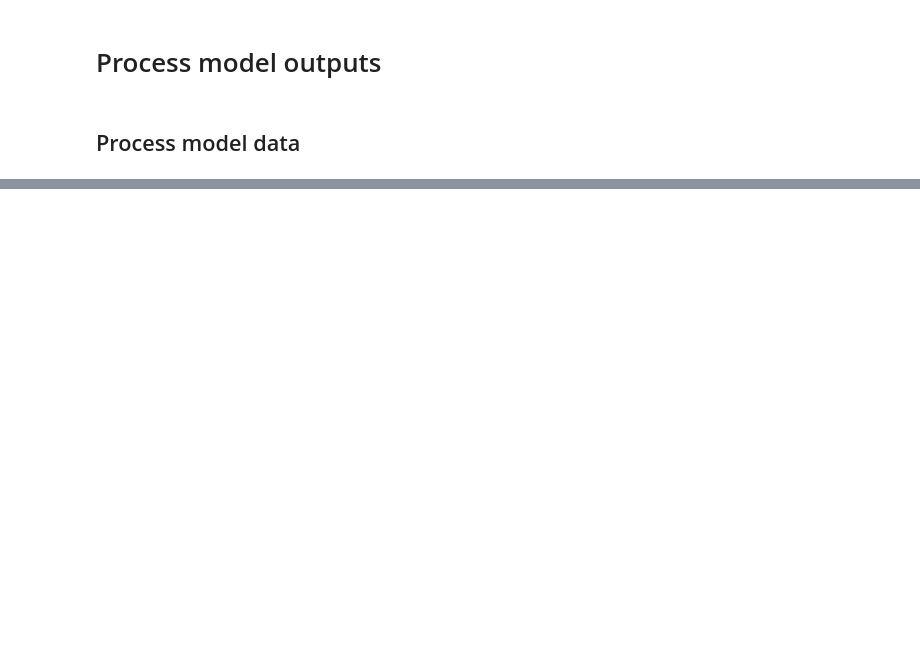
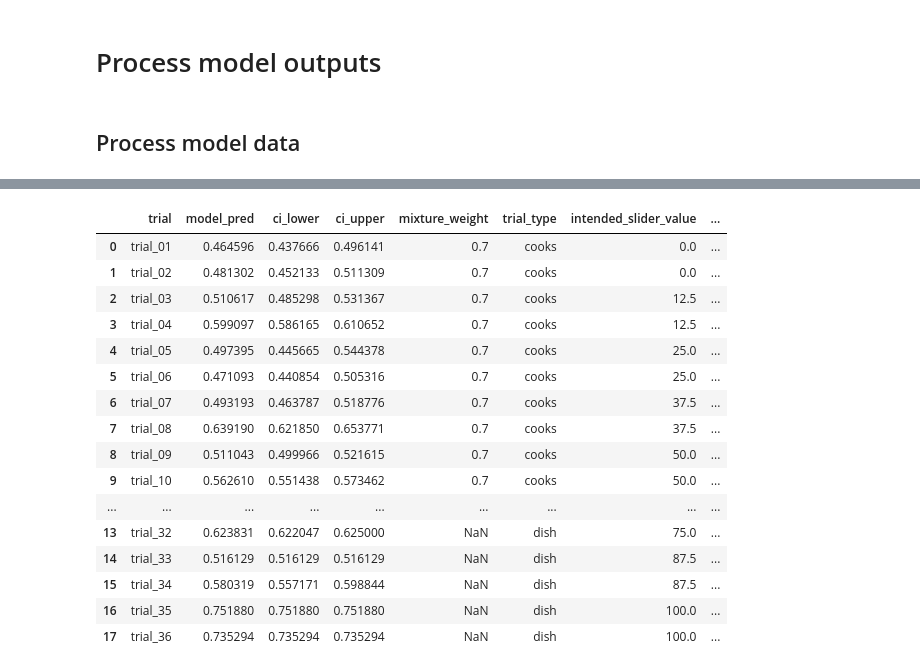
Before and after one commit to justintheyang/design-inference, a Jupyter notebook: code/python/s1_design_inference/process_model_outputs.ipynb, the cells around one changed output, grey strips where cells are left out. Cells and saved outputs as stored; diff of their text form; code cells hidden in the pictures; blank space fills up the shorter version.

```diff
--- a/code/python/s1_design_inference/process_model_outputs.ipynb
+++ b/code/python/s1_design_inference/process_model_outputs.ipynb
@@ -178,0 +77,75 @@ Saved to /Users/justyang/Code/design-inference/data/models/gifs/model_run_gifs.z
+# %%
+import numpy as np
+import pandas as pd
+
+def bootstrap_cooks(df, w=0.5, n_boot=1000, confidence=0.95):
+    """Bootstrap mixture model for cooks trials."""
+    preds = []
+    for _ in range(n_boot):
+        sample = df.sample(frac=1, replace=True)  # resample replicates
+        means = sample.groupby("model_model")["timesteps"].mean()
+        if {"bd_bd", "greedy_greedy"} <= set(means.index):
+            mix = w * means["bd_bd"] + (1 - w) * means["greedy_greedy"]
+            preds.append(means["greedy"] / (means["greedy"] + mix))
+    # convert confidence level to percentile bounds
+    alpha = 1 - confidence
+    lower = 100 * (alpha / 2)
+    upper = 100 * (1 - alpha / 2)
+    return pd.Series({
+        "model_pred": np.mean(preds),
+        "ci_lower": np.percentile(preds, lower),
+        "ci_upper": np.percentile(preds, upper),
+        "mixture_weight": w
+    })
+
+def bootstrap_dish(df, a="Salad", b="SaladOL", n_boot=1000, confidence=0.95):
+    """Bootstrap model predictions for dish trials. """
+    preds = []
+    for _ in range(n_boot):
+        sample = df.sample(frac=1, replace=True)
+        means = sample.groupby("model_recipe")["timesteps"].mean()
+        if {"Salad", "SaladOL"}.issubset(means.index):
+            preds.append(means["Salad"] / (means["Salad"] + means["SaladOL"]))
+
+    alpha = 1 - confidence
+    lower = 100 * (alpha / 2)
+    upper = 100 * (1 - alpha / 2)
+
+    return pd.Series({
+        "model_pred": np.mean(preds),
+        "ci_lower": np.percentile(preds, lower),
+        "ci_upper": np.percentile(preds, upper),
+    })
+
+model_preds = pd.concat([(
+    cooks_model
+    .groupby("trial")
+    .apply(bootstrap_cooks, w=0.7, include_groups=False)
+    .reset_index()
+    ), (
+    dish_model
+    .groupby("trial")
+    .apply(bootstrap_dish, include_groups=False)
+    .reset_index()
+)])
+model_preds = model_preds.merge(trial_metadata, left_on="trial", right_index=True, how="left")
+# cooks_model.groupby(['trial', 'model_model']).timesteps.mean()
+model_preds
+# %% [output]
+|  | trial | model_pred | ci_lower | ci_upper | mixture_weight | trial_type | intended_slider_value | ... |
+| 0 | trial_01 | 0.464596 | 0.437666 | 0.496141 | 0.7 | cooks | 0.0 | ... |
+| 1 | trial_02 | 0.481302 | 0.452133 | 0.511309 | 0.7 | cooks | 0.0 | ... |
+| 2 | trial_03 | 0.510617 | 0.485298 | 0.531367 | 0.7 | cooks | 12.5 | ... |
+| 3 | trial_04 | 0.599097 | 0.586165 | 0.610652 | 0.7 | cooks | 12.5 | ... |
+| 4 | trial_05 | 0.497395 | 0.445665 | 0.544378 | 0.7 | cooks | 25.0 | ... |
+| 5 | trial_06 | 0.471093 | 0.440854 | 0.505316 | 0.7 | cooks | 25.0 | ... |
+| 6 | trial_07 | 0.493193 | 0.463787 | 0.518776 | 0.7 | cooks | 37.5 | ... |
+| 7 | trial_08 | 0.639190 | 0.621850 | 0.653771 | 0.7 | cooks | 37.5 | ... |
+| 8 | trial_09 | 0.511043 | 0.499966 | 0.521615 | 0.7 | cooks | 50.0 | ... |
+| 9 | trial_10 | 0.562610 | 0.551438 | 0.573462 | 0.7 | cooks | 50.0 | ... |
+| ... | ... | ... | ... | ... | ... | ... | ... | ... |
+| 13 | trial_32 | 0.623831 | 0.622047 | 0.625000 | NaN | dish | 75.0 | ... |
+| 14 | trial_33 | 0.516129 | 0.516129 | 0.516129 | NaN | dish | 87.5 | ... |
+| 15 | trial_34 | 0.580319 | 0.557171 | 0.598844 | NaN | dish | 87.5 | ... |
+| 16 | trial_35 | 0.751880 | 0.751880 | 0.751880 | NaN | dish | 100.0 | ... |
+| 17 | trial_36 | 0.735294 | 0.735294 | 0.735294 | NaN | dish | 100.0 | ... |
```
Also changed, not shown: parts of 10 cells of this notebook, 1 other file.
